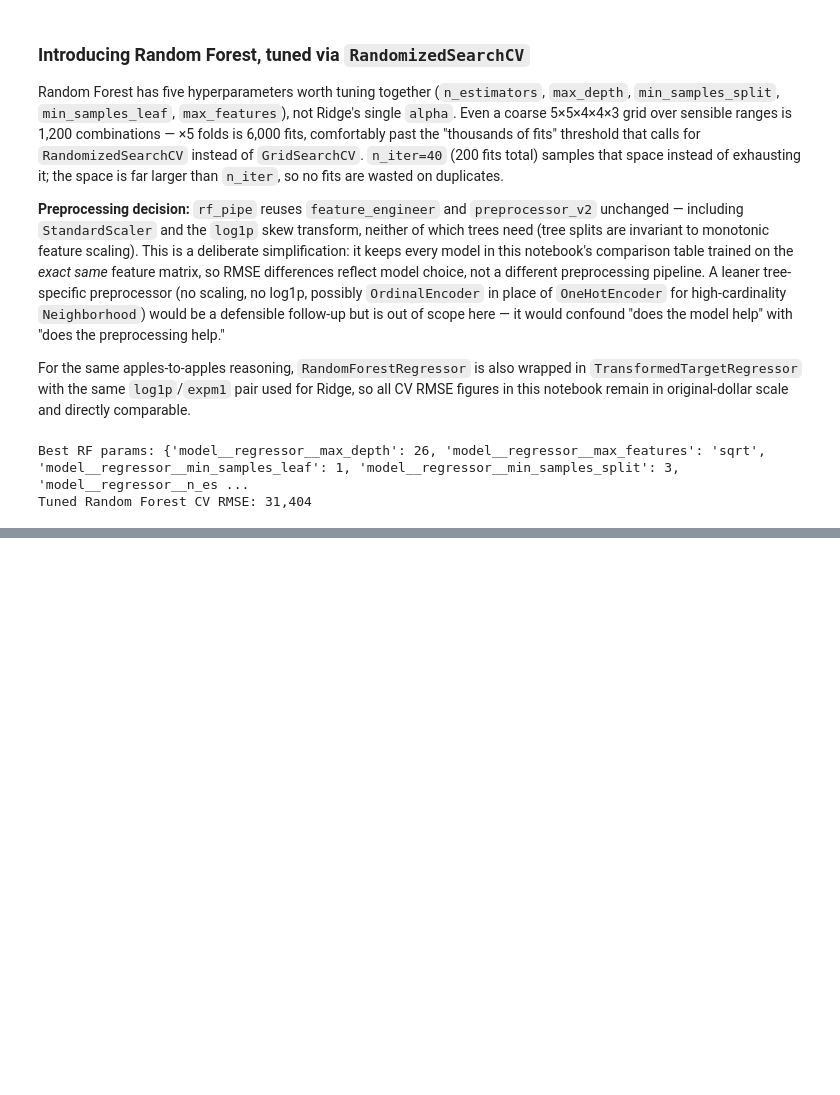
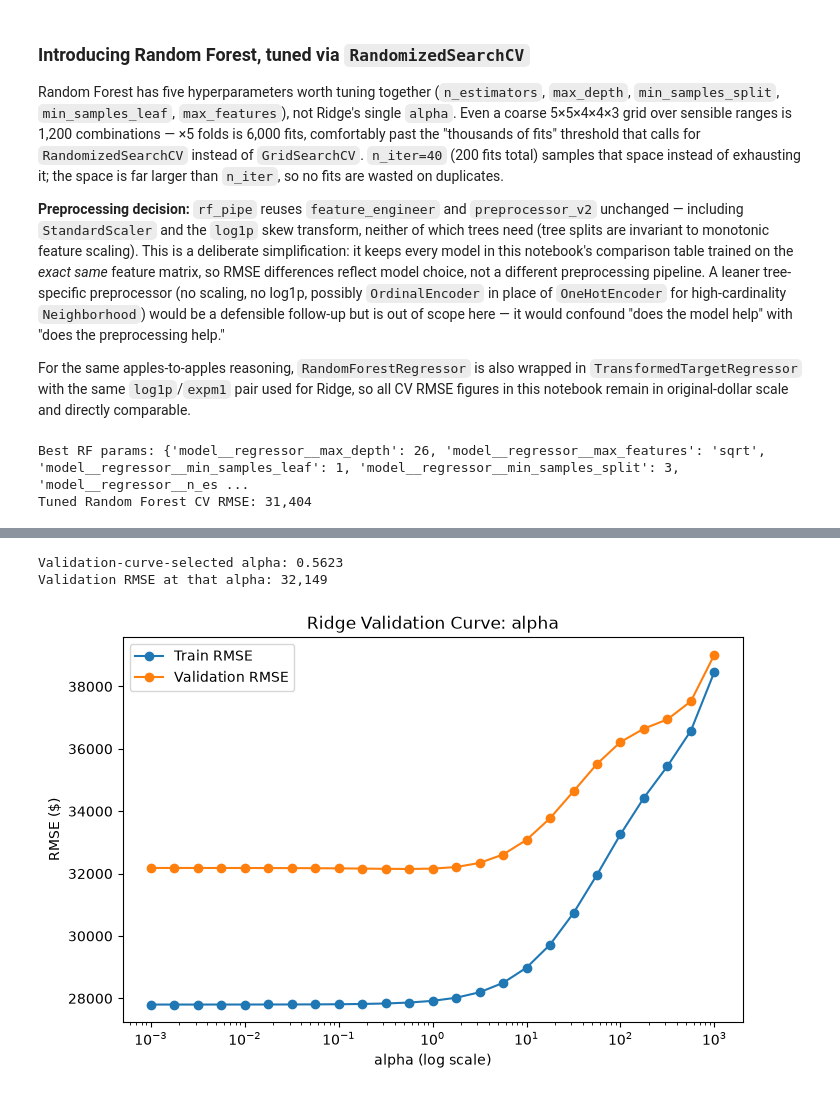
Before and after one commit to ashandx/ames-housing-pipeline, a Jupyter notebook: notebooks/ames_housing_pipeline.ipynb, the cells around one changed output, grey strips where cells are left out. Drawn from its saved outputs; the diff is of its cells as text; code cells hidden in the pictures; blank space fills up the shorter version.

Commit message:
feat: add validation curves for Ridge alpha and Random Forest max_depth

```diff
--- a/notebooks/ames_housing_pipeline.ipynb
+++ b/notebooks/ames_housing_pipeline.ipynb
@@ -612,0 +622,32 @@ Tuned Random Forest CV RMSE: 31,404
+# %%
+from sklearn.model_selection import validation_curve
+import matplotlib.pyplot as plt
+
+VALIDATION_ALPHA_RANGE = np.logspace(-3, 3, 25)
+
+train_scores_ridge, val_scores_ridge = validation_curve(
+    ridge_pipe_v2, X2_train, y_train2,
+    param_name='model__regressor__alpha',
+    param_range=VALIDATION_ALPHA_RANGE,
+    cv=kfold,
+    scoring='neg_root_mean_squared_error',
+    n_jobs=-1,
+)
+
+best_alpha_idx = val_scores_ridge.mean(axis=1).argmax()  # from VAL, not train
+print(f"Validation-curve-selected alpha: {VALIDATION_ALPHA_RANGE[best_alpha_idx]:.4f}")
+print(f"Validation RMSE at that alpha: {-val_scores_ridge.mean(axis=1)[best_alpha_idx]:,.0f}")
+
+fig, ax = plt.subplots(figsize=(8, 5))
+ax.plot(VALIDATION_ALPHA_RANGE, -train_scores_ridge.mean(axis=1), marker='o', label='Train RMSE')
+ax.plot(VALIDATION_ALPHA_RANGE, -val_scores_ridge.mean(axis=1), marker='o', label='Validation RMSE')
+ax.set_xscale('log')
+ax.set_xlabel('alpha (log scale)')
+ax.set_ylabel('RMSE ($)')
+ax.set_title('Ridge Validation Curve: alpha')
+ax.legend()
+plt.show()
+# %% [output]
+Validation-curve-selected alpha: 0.5623
+Validation RMSE at that alpha: 32,149
+[figure, added]
```
Also changed, not shown: parts of 5 cells of this notebook.
